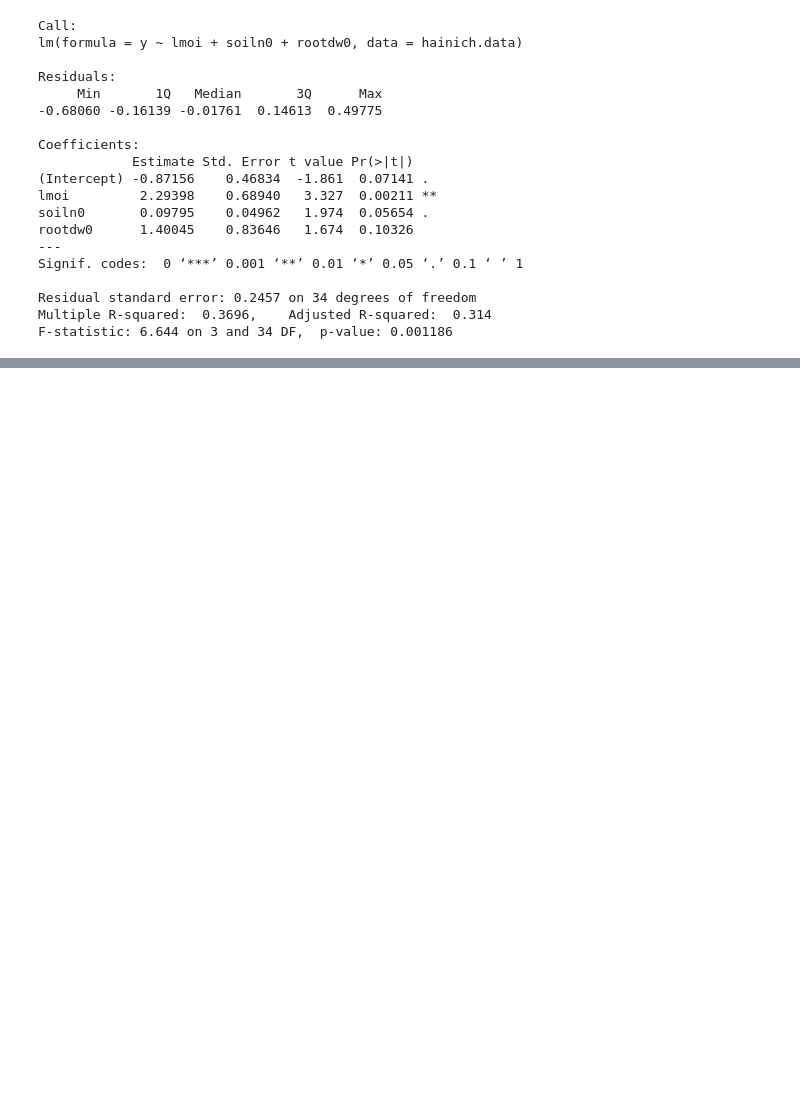
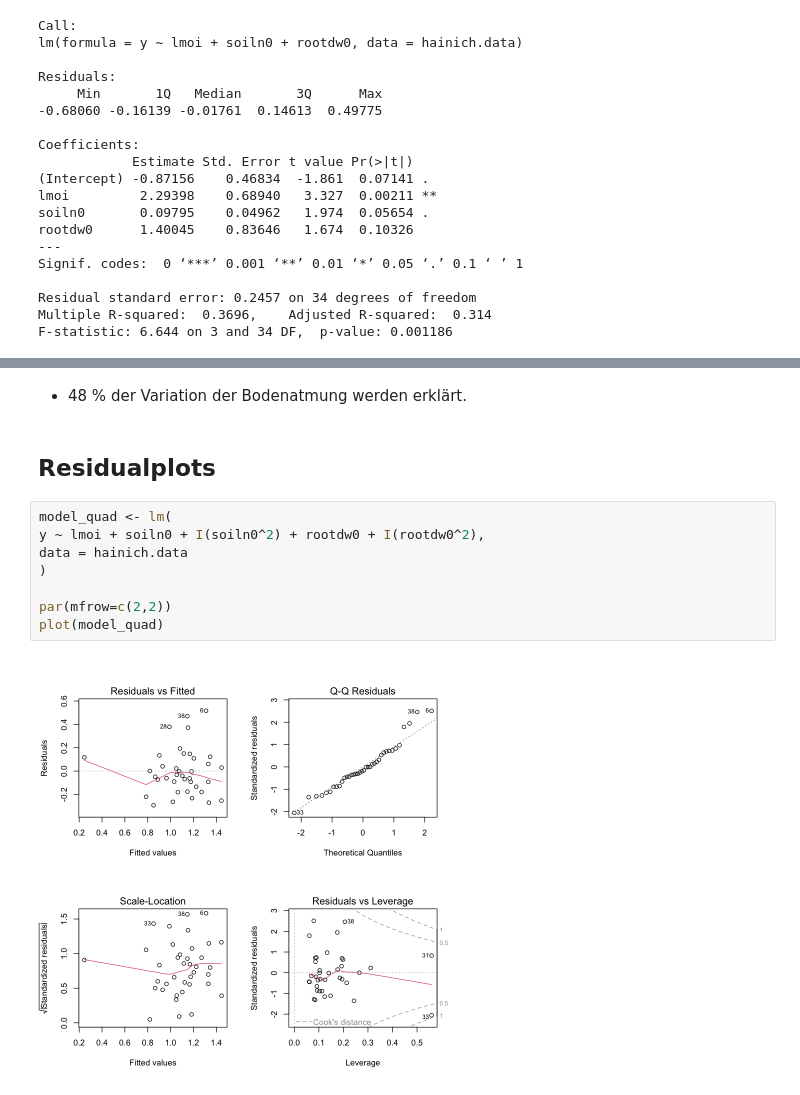
Before and after one commit to anshkhubchandani/statistik, a Jupyter notebook: projekt10.ipynb, the cells around one changed output, grey strips where cells are left out. Drawn from its saved outputs; the diff is of its cells as text; blank space fills up the shorter version.

Commit message:
quadratische modell + residuenplot

```diff
--- a/projekt10.ipynb
+++ b/projekt10.ipynb
@@ -526,0 +601,14 @@ F-statistic: 6.644 on 3 and 34 DF,  p-value: 0.001186
+# %% [markdown]
+- 48 % der Variation der Bodenatmung werden erklärt.
+# %% [markdown]
+## Residualplots
+# %%
+model_quad <- lm(
+y ~ lmoi + soiln0 + I(soiln0^2) + rootdw0 + I(rootdw0^2),
+data = hainich.data
+)
+
+par(mfrow=c(2,2))
+plot(model_quad)
+# %% [output]
+[figure, added]
```
Also changed, not shown: parts of 11 cells of this notebook.
